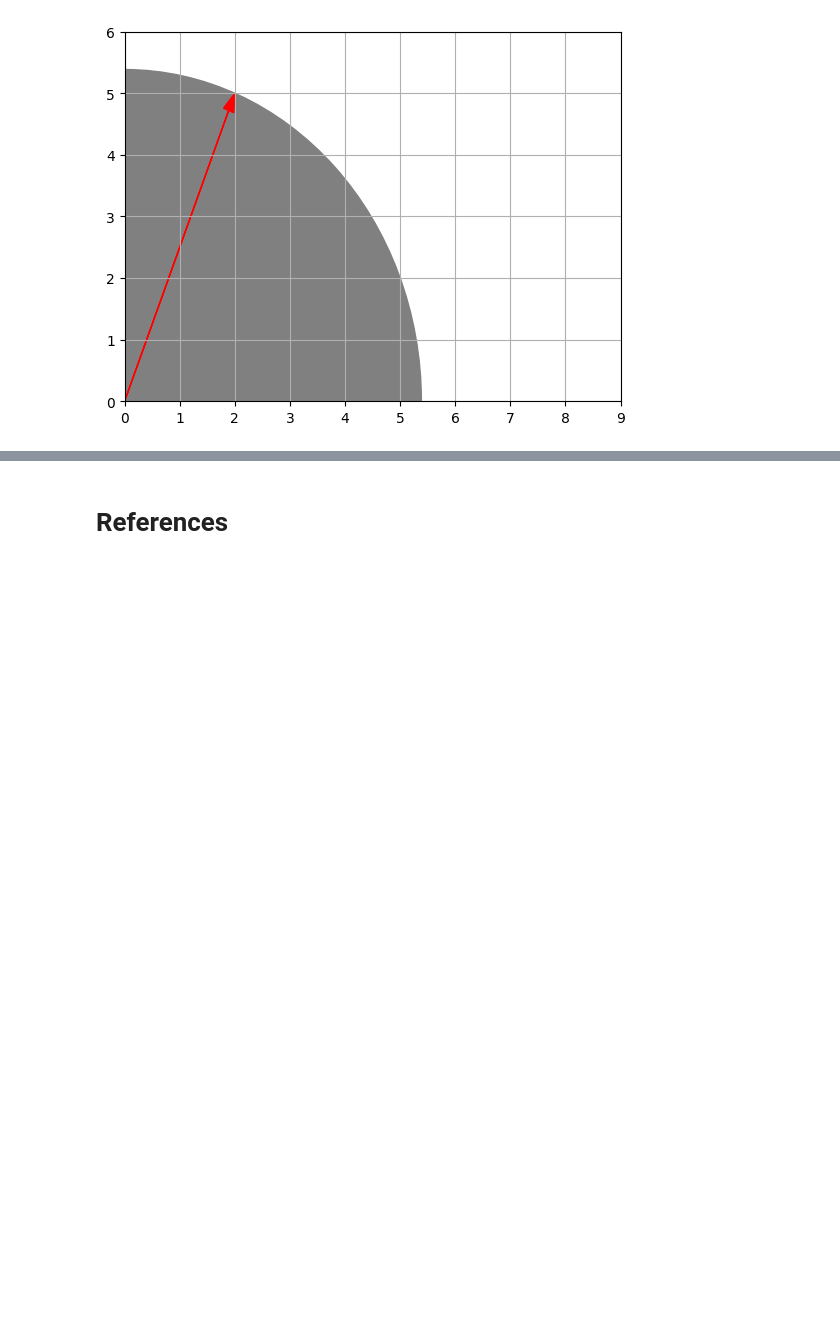
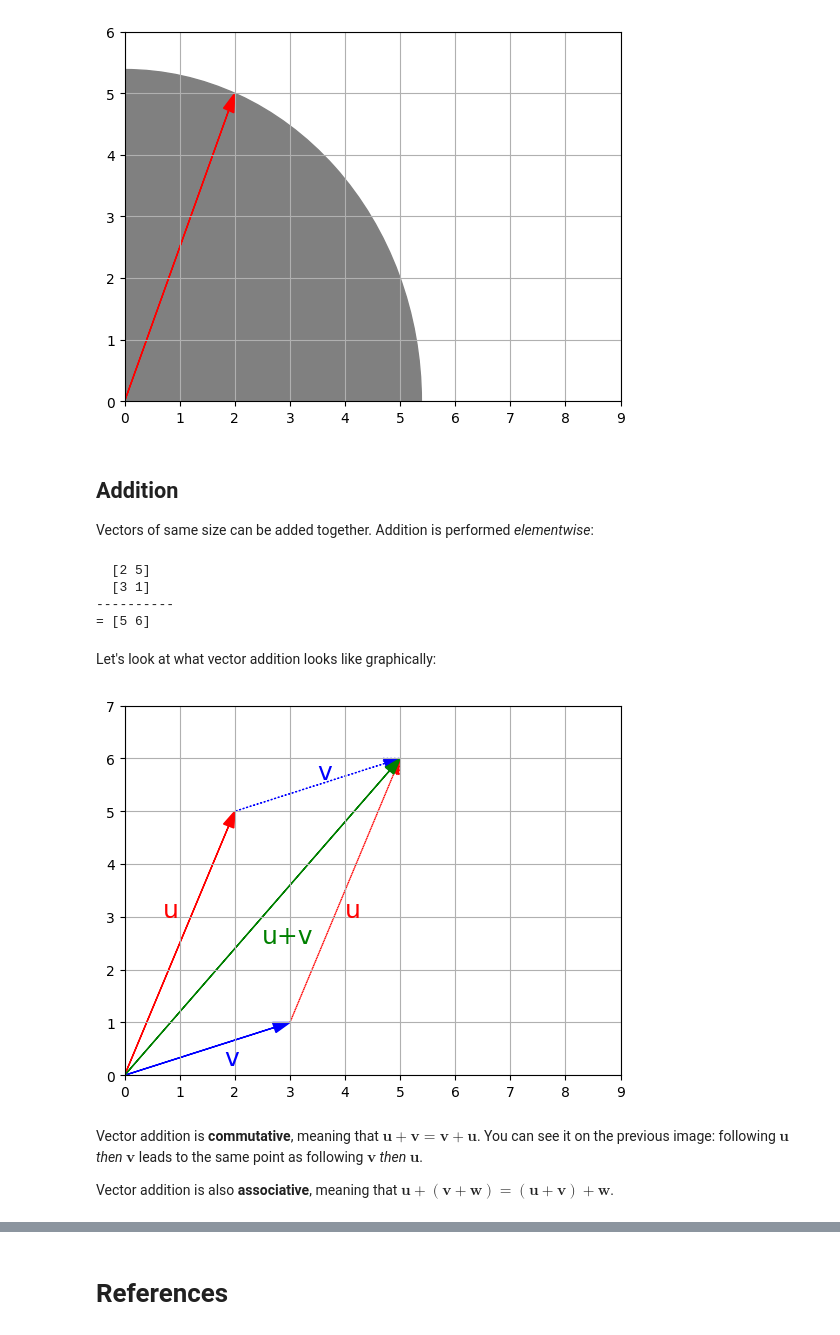
Before and after one commit to ancilcleetus/My-Learning-Journey-in-AI, a Jupyter notebook: Maths/Linear_Algebra.ipynb, the cells around one changed output, grey strips where cells are left out. Drawn from its saved outputs; the diff is of its cells as text; code cells hidden in the pictures; blank space fills up the shorter version.

Commit message:
Added 'Addition' in Maths/Linear_Algebra.ipynb

```diff
--- a/Maths/Linear_Algebra.ipynb
+++ b/Maths/Linear_Algebra.ipynb
@@ -203,6 +204,41 @@ plt.grid()
 plt.show()
 # %% [output]
 [figure]
+# %% [markdown]
+## Addition
+Vectors of same size can be added together. Addition is performed *elementwise*:
+# %%
+print(f"  {u}")
+print(f"  {v}")
+print("-"*10)
+print(f"= {u + v}")
+# %% [output]
+  [2 5]
+  [3 1]
+----------
+= [5 6]
+# %% [markdown]
+Let's look at what vector addition looks like graphically:
+# %%
+plot_vector2d(u, color="red")
+plot_vector2d(v, color="blue")
+plot_vector2d(v, origin=u, color="blue", linestyle="dotted")
+plot_vector2d(u, origin=v, color="red", linestyle="dotted")
+plot_vector2d(u + v, color="green")
+plt.text(0.7, 3, "u", color="red", fontsize=18)
+plt.text(1.8, 0.2, "v", color="blue", fontsize=18)
+plt.text(4, 3, "u", color="red", fontsize=18)
+plt.text(3.5, 5.6, "v", color="blue", fontsize=18)
+plt.text(2.5, 2.5, "u+v", color="green", fontsize=18)
+plt.axis([0, 9, 0, 7])
+plt.grid()
+plt.show()
+# %% [output]
+[figure, added]
+# %% [markdown]
+Vector addition is **commutative**, meaning that $\textbf{u} + \textbf{v} = \textbf{v} + \textbf{u}$. You can see it on the previous image: following $\textbf{u}$ *then* $\textbf{v}$ leads to the same point as following $\textbf{v}$ *then* $\textbf{u}$.
+
+Vector addition is also **associative**, meaning that $\textbf{u} + (\textbf{v} + \textbf{w}) = (\textbf{u} + \textbf{v}) + \textbf{w}$.
 # %% [markdown]
 ![rainbow](https://github.com/ancilcleetus/My-Learning-Journey/assets/25684256/839c3524-2a1d-4779-85a0-83c562e1e5e5)
 # %% [markdown]
```
Also changed, not shown: parts of 2 cells of this notebook.
